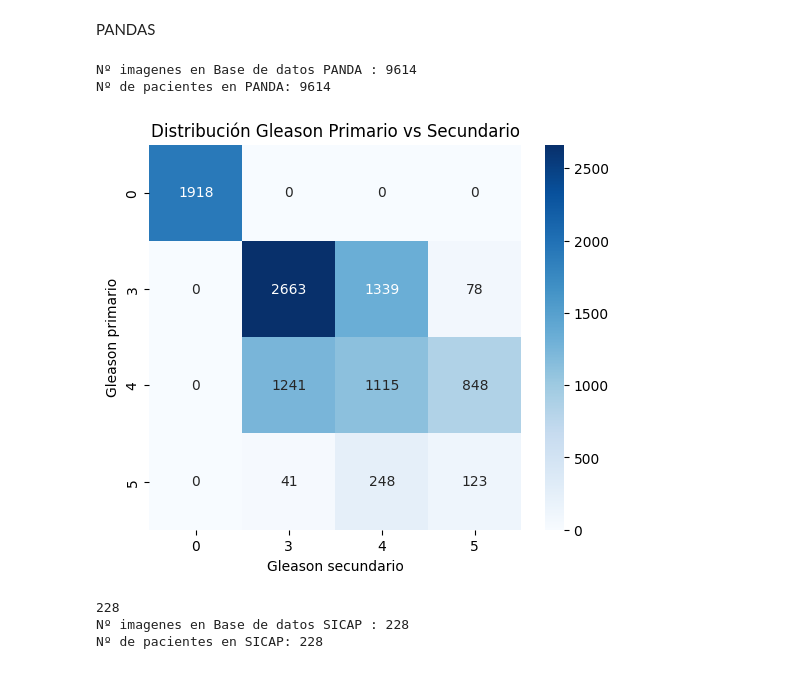
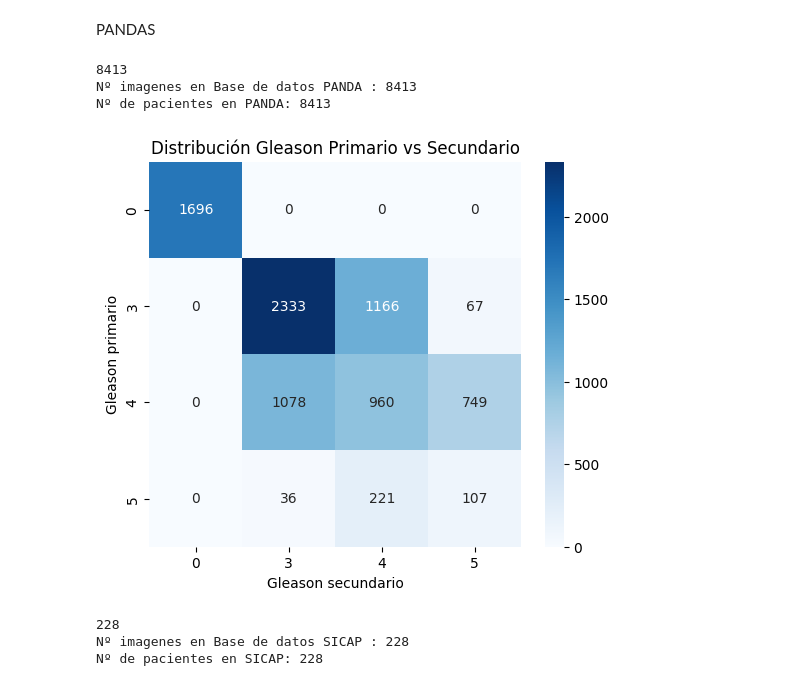
Before and after one commit to Nataliah612/Prost_Graph, a Jupyter notebook: utils/data_analysis.ipynb, the cells around one changed output. Drawn from its saved outputs; the diff is of its cells as text; code cells hidden in the pictures.

```diff
--- a/utils/data_analysis.ipynb
+++ b/utils/data_analysis.ipynb
@@ -76,12 +76,13 @@ def count_df (data_path, embedding_path, NAME,slide_col='image_id', printing=Fal
     return df_train
 # %%
 data_path_panda = '/workspace/data/datos_PANDAS.xlsx'
-embedding_path_panda = '/workspace/data/pandas/embeddings/KEEP'
+embedding_path_panda = '/workspace/data/pandas/patches'
 df_pandas = count_df (data_path_panda, embedding_path_panda, 'PANDA',slide_col='image_id', printing=True)
 # %% [output]
-Nº imagenes en Base de datos PANDA : 9614
-Nº de pacientes en PANDA: 9614
+8413
+Nº imagenes en Base de datos PANDA : 8413
+Nº de pacientes en PANDA: 8413
-[figure, old version]
+[figure, new version]
 # %%
 data_path = '/workspace/data/wsi_labels_changed_SICAP.xlsx'
 embedding_path = '/workspace/data/features_SICAP/patches'
```
Also changed, not shown: parts of 2 cells of this notebook, 3 other files.
